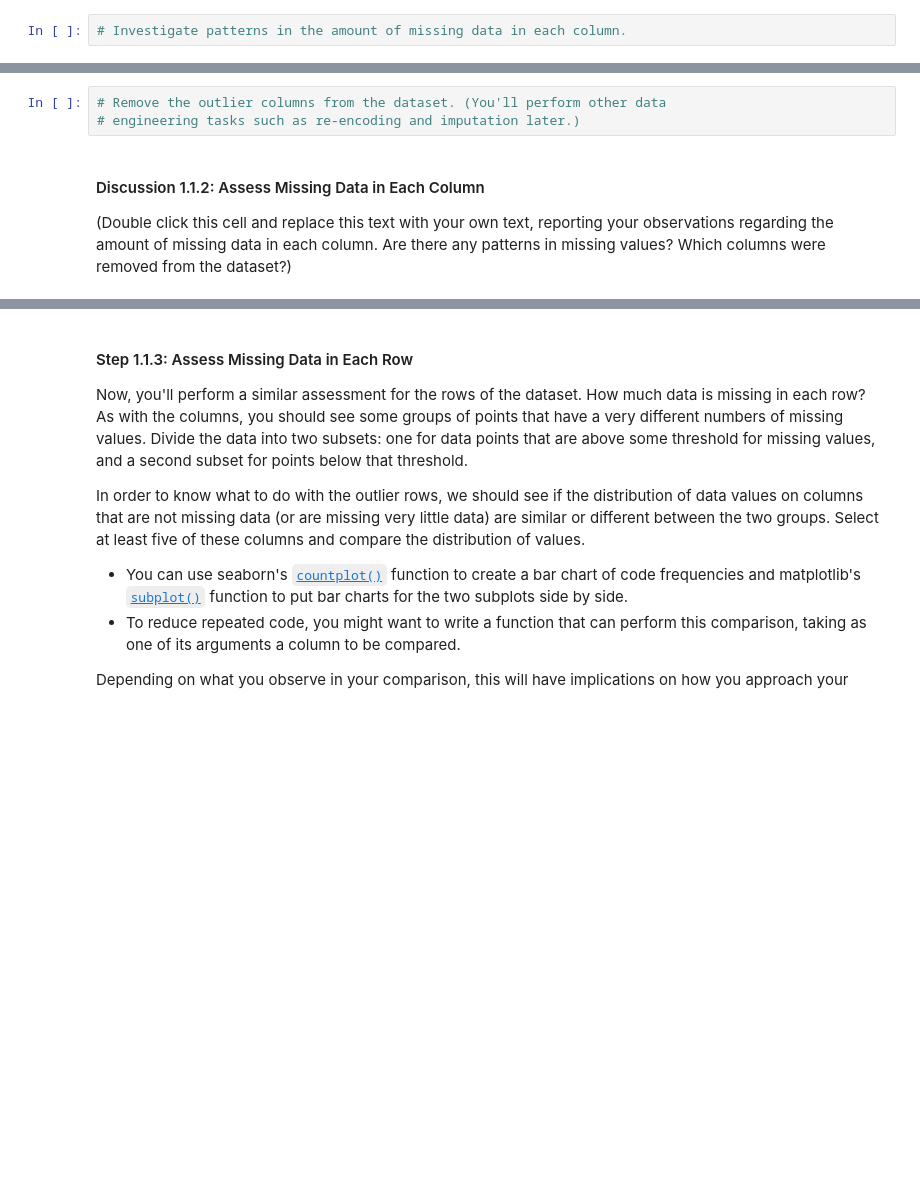
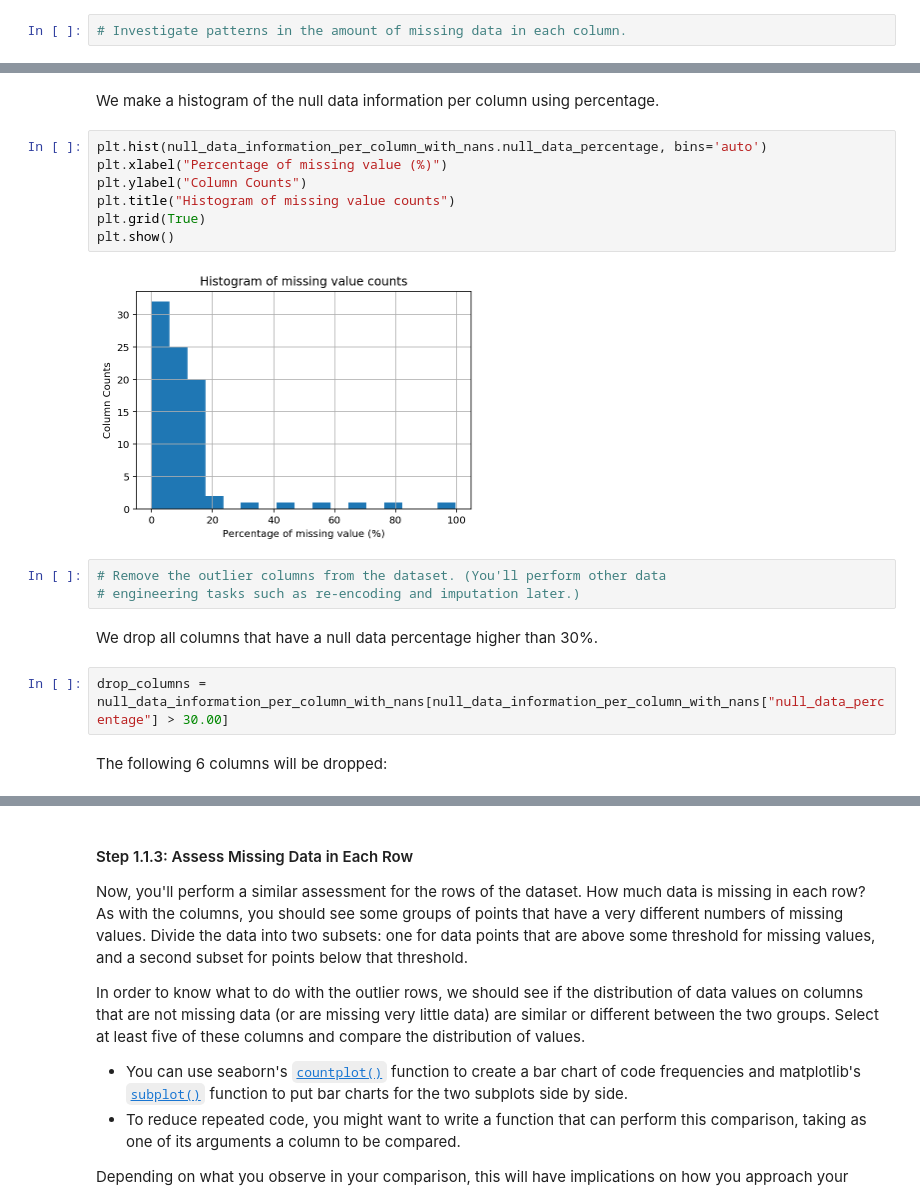
Before and after one commit to dguevar1/identify_customer_segments, a Jupyter notebook: Identify_Customer_Segments.ipynb, the cells around one changed output, grey strips where cells are left out. Drawn from its saved outputs; the diff is of its cells as text; blank space fills up the shorter version.

```diff
--- a/Identify_Customer_Segments.ipynb
+++ b/Identify_Customer_Segments.ipynb
@@ -684,7 +721,20 @@ plt.show()
+# %% [markdown]
+We make a histogram of the null data information per column using percentage.
+# %%
+plt.hist(null_data_information_per_column_with_nans.null_data_percentage, bins='auto')
+plt.xlabel("Percentage of missing value (%)")
+plt.ylabel("Column Counts")
+plt.title("Histogram of missing value counts")
+plt.grid(True)
+plt.show()
+# %% [output]
+[figure, added]
 # %%
 # Remove the outlier columns from the dataset. (You'll perform other data
 # engineering tasks such as re-encoding and imputation later.)
-# %% [markdown]
-#### Discussion 1.1.2: Assess Missing Data in Each Column
-
-(Double click this cell and replace this text with your own text, reporting your observations regarding the amount of missing data in each column. Are there any patterns in missing values? Which columns were removed from the dataset?)
+# %% [markdown]
+We drop all columns that have a null data percentage higher than 30%.
+# %%
+drop_columns = null_data_information_per_column_with_nans[null_data_information_per_column_with_nans["null_data_percentage"] > 30.00]
+# %% [markdown]
+The following 6 columns will be dropped:
```
Also changed, not shown: parts of 100 cells of this notebook.
